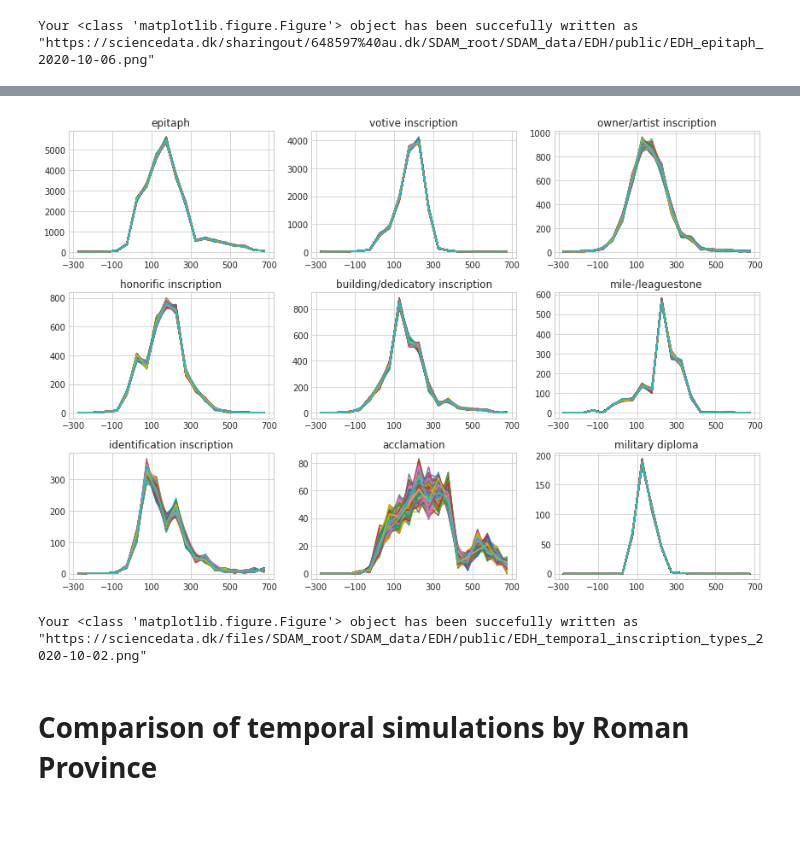
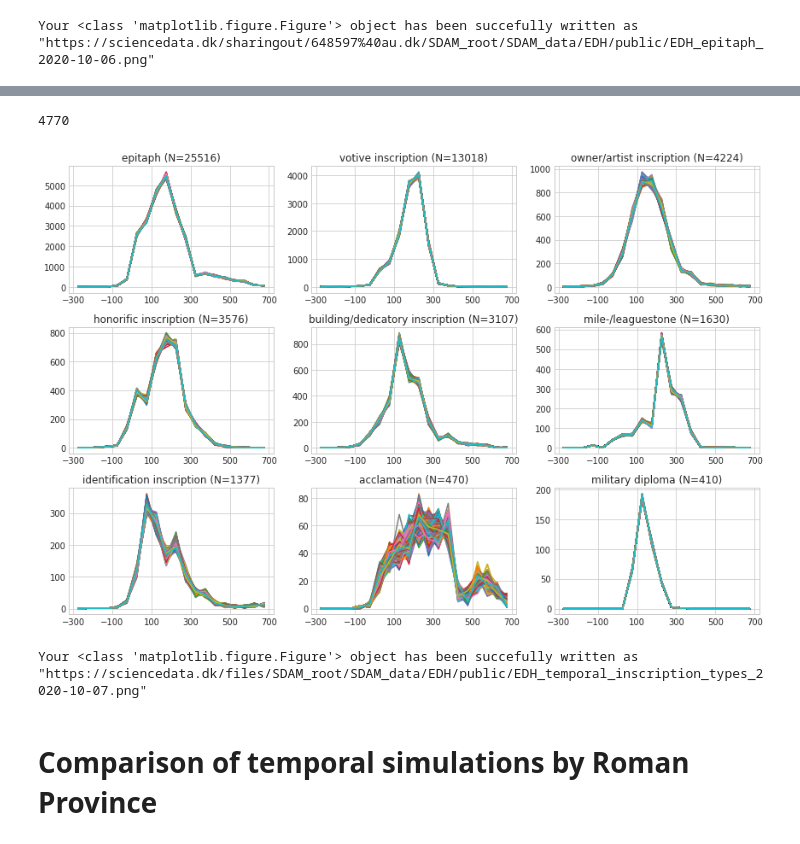
Before and after one commit to sdam-au/EDH_exploration, a Jupyter notebook: scripts/Py_EDH_TEMPORAL_EXPLORATION.ipynb, the cells around one changed output, grey strips where cells are left out. Cells and saved outputs as stored; diff of their text form; code cells hidden in the pictures.

Commit message:
temporal elaborations

```diff
--- a/scripts/Py_EDH_TEMPORAL_EXPLORATION.ipynb
+++ b/scripts/Py_EDH_TEMPORAL_EXPLORATION.ipynb
@@ -602,0 +598,3 @@ ins_types
+# %%
+ins_types = dict(EDH_dated["type_of_inscription_clean"].value_counts())
+ins_types
@@ -603,18 +619,23 @@ ins_types
+# %%
+# remove "NULL" key-value pair
+ins_types.pop("NULL")
+# %% [output]
+4770
 # %%
 fig, axs = plt.subplots(3, 3, figsize=(12, 8), tight_layout=True)
 
-for ax, insc_type in zip(axs.ravel(), ins_types[:9]):
-  type_insc_df = EDH_dated[EDH_dated["type_of_inscription_clean"].str.contains(insc_type[0])]
+for ax, ins_type in zip(axs.ravel(), list(ins_types.keys())[:9]):
+  type_insc_df = EDH_dated[EDH_dated["type_of_inscription_clean"] == ins_type]
   inscription_sim = timeblocks_from_randoms(type_insc_df,  "random_dates", [-300, 700, 50])
   plot_timeblocks_data(inscription_sim, ax=ax)
   ax.set_xticks([-300, -100, 100, 300, 500, 700])
-  ax.set_title(insc_type[0])
+  ax.set_title(ins_type + " (N=" + str(ins_types[ins_type]) + ")")
 # %% [output]
-[figure, old version]
+[figure, new version]
 # %%
-sddk.write_file("SDAM_data/EDH/public/EDH_temporal_inscription_types_2020-10-06.png", fig, conf)
+sddk.write_file("SDAM_data/EDH/public/EDH_temporal_inscription_types_2020-10-07.png", fig, conf)
 # %% [output]
-Your <class 'matplotlib.figure.Figure'> object has been succefully written as "https://sciencedata.dk/files/SDAM_root/SDAM_data/EDH/public/EDH_temporal_inscription_types_2020-10-02.png"
+Your <class 'matplotlib.figure.Figure'> object has been succefully written as "https://sciencedata.dk/files/SDAM_root/SDAM_data/EDH/public/EDH_temporal_inscription_types_2020-10-07.png"
 # %% [markdown]
 # Comparison of temporal simulations by Roman Province
 # %%
```
Also changed, not shown: parts of 16 cells of this notebook.
